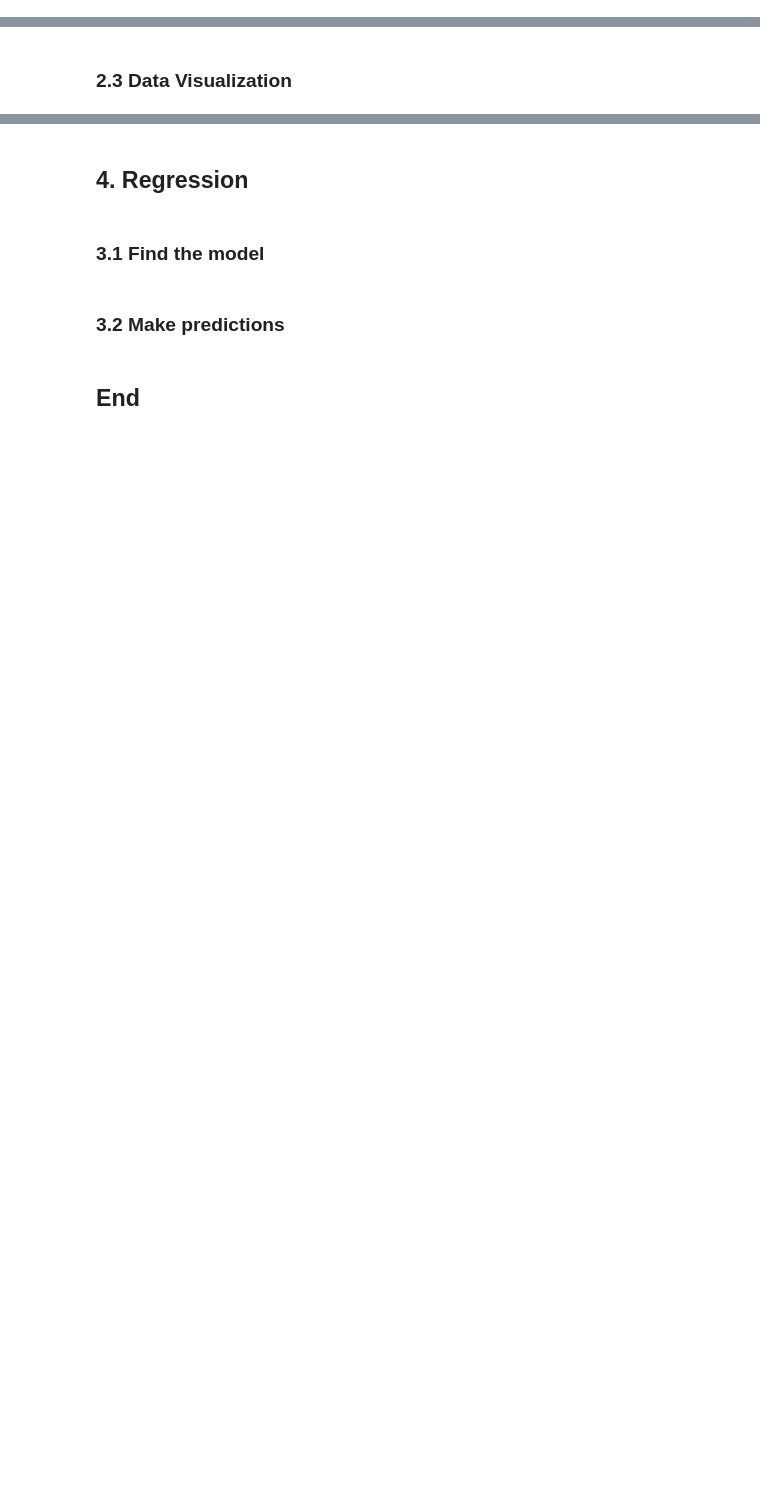
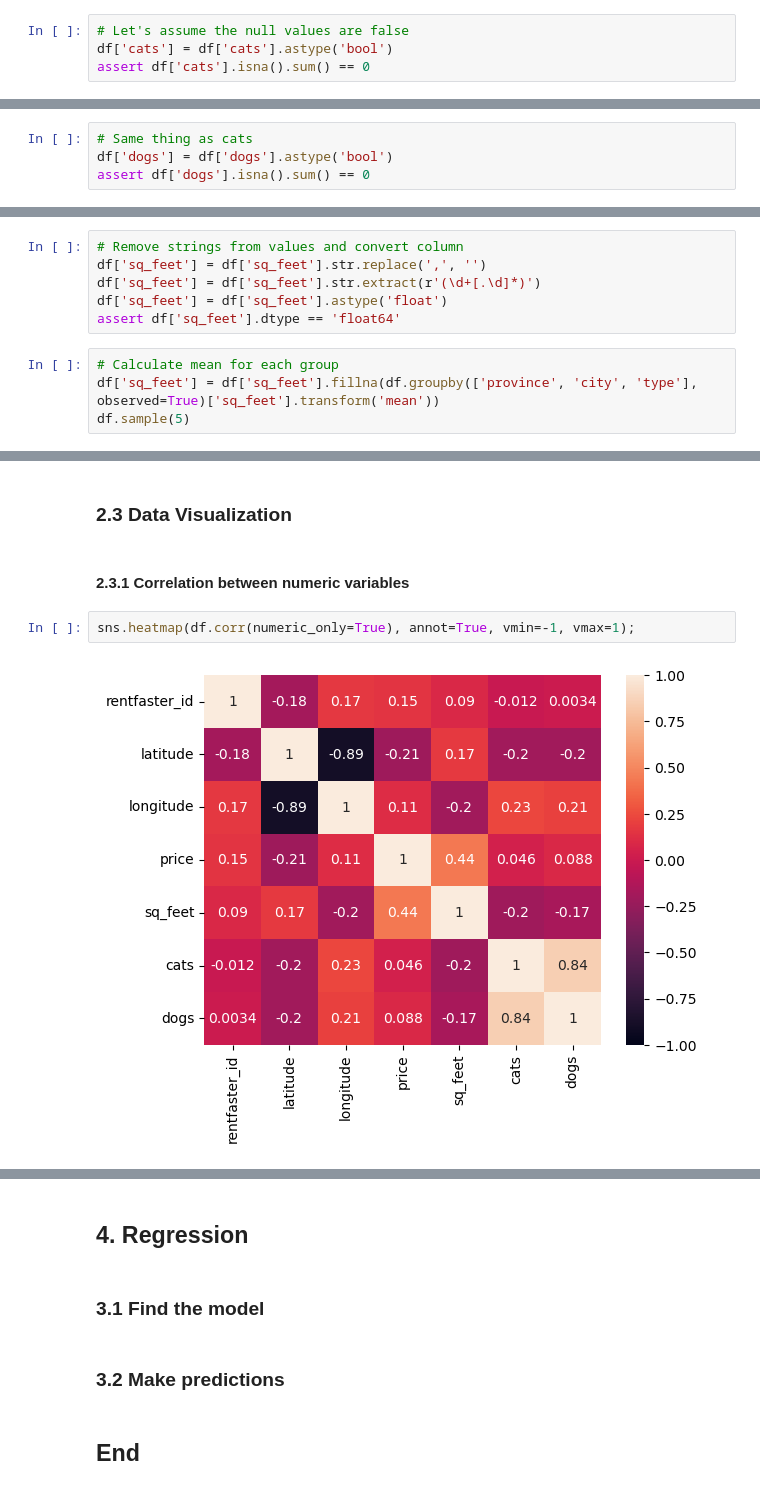
Before and after one commit to nadpierre/rental-prices-regression-project, a Jupyter notebook: RentalPricesRegression.ipynb, the cells around one changed output, grey strips where cells are left out. Drawn from its saved outputs; the diff is of its cells as text; blank space fills up the shorter version.

Commit message:
data exploration and data visualization

```diff
--- a/RentalPricesRegression.ipynb
+++ b/RentalPricesRegression.ipynb
@@ -101,0 +232,4 @@ There doesn't seem to be a strong correlation with the price and the other numer
+# %%
+# Let's assume the null values are false
+df['cats'] = df['cats'].astype('bool')
+assert df['cats'].isna().sum() == 0
@@ -101,0 +246,4 @@ There doesn't seem to be a strong correlation with the price and the other numer
+# %%
+# Same thing as cats
+df['dogs'] = df['dogs'].astype('bool')
+assert df['dogs'].isna().sum() == 0
@@ -101,0 +263,10 @@ There doesn't seem to be a strong correlation with the price and the other numer
+# %%
+# Remove strings from values and convert column
+df['sq_feet'] = df['sq_feet'].str.replace(',', '')
+df['sq_feet'] = df['sq_feet'].str.extract(r'(\d+[.\d]*)')
+df['sq_feet'] = df['sq_feet'].astype('float')
+assert df['sq_feet'].dtype == 'float64'
+# %%
+# Calculate mean for each group
+df['sq_feet'] = df['sq_feet'].fillna(df.groupby(['province', 'city', 'type'], observed=True)['sq_feet'].transform('mean'))
+df.sample(5)
@@ -102,2 +309,8 @@ There doesn't seem to be a strong correlation with the price and the other numer
 # %% [markdown]
 ### 2.3 Data Visualization
+# %% [markdown]
+#### 2.3.1 Correlation between numeric variables
+# %%
+sns.heatmap(df.corr(numeric_only=True), annot=True, vmin=-1, vmax=1);
+# %% [output]
+[figure, added]
```
Also changed, not shown: parts of 53 cells of this notebook.
